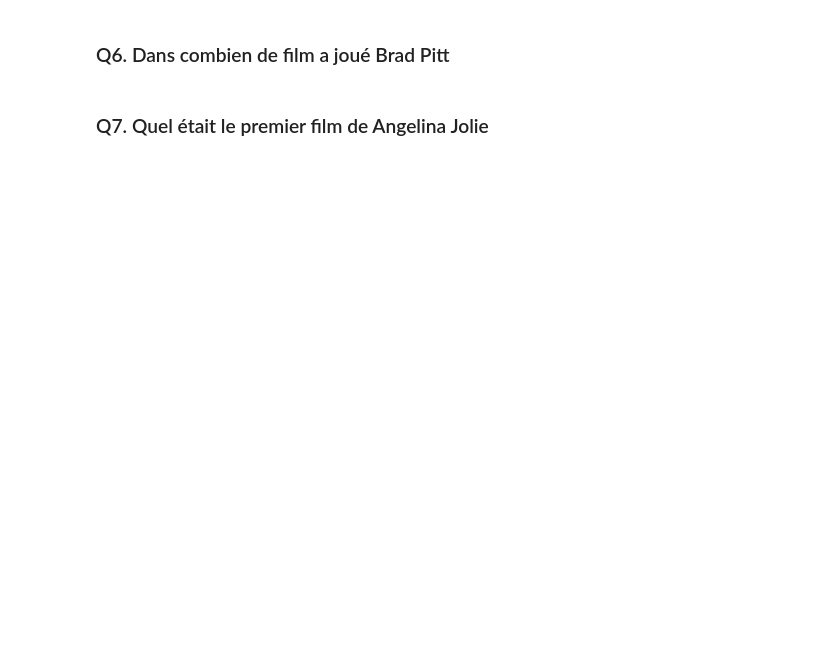
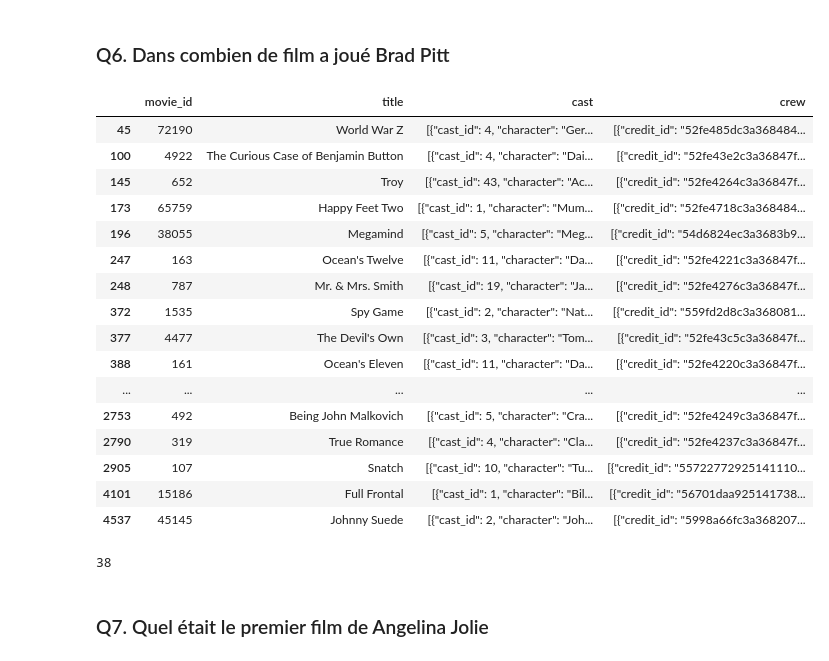
Before and after one commit to Bl3f/amse2019, a Jupyter notebook: day3/The movie database.ipynb, the cells around one changed output. Drawn from its saved outputs; the diff is of its cells as text; code cells hidden in the pictures; blank space fills up the shorter version.

```diff
--- a/day3/The movie database.ipynb
+++ b/day3/The movie database.ipynb
@@ -26,4 +240,28 @@ credits = pd.read_csv('tmdb_5000_credits.csv')
 # %% [markdown]
 ### Q6. Dans combien de film a joué Brad Pitt
+# %%
+credits[credits['cast'].str.contains('Brad Pitt')]
+# %% [output]
+|  | movie_id | title | cast | crew |
+| 45 | 72190 | World War Z | [{"cast_id": 4, "character": "Ger... | [{"credit_id": "52fe485dc3a368484... |
+| 100 | 4922 | The Curious Case of Benjamin Button | [{"cast_id": 4, "character": "Dai... | [{"credit_id": "52fe43e2c3a36847f... |
+| 145 | 652 | Troy | [{"cast_id": 43, "character": "Ac... | [{"credit_id": "52fe4264c3a36847f... |
+| 173 | 65759 | Happy Feet Two | [{"cast_id": 1, "character": "Mum... | [{"credit_id": "52fe4718c3a368484... |
+| 196 | 38055 | Megamind | [{"cast_id": 5, "character": "Meg... | [{"credit_id": "54d6824ec3a3683b9... |
+| 247 | 163 | Ocean's Twelve | [{"cast_id": 11, "character": "Da... | [{"credit_id": "52fe4221c3a36847f... |
+| 248 | 787 | Mr. & Mrs. Smith | [{"cast_id": 19, "character": "Ja... | [{"credit_id": "52fe4276c3a36847f... |
+| 372 | 1535 | Spy Game | [{"cast_id": 2, "character": "Nat... | [{"credit_id": "559fd2d8c3a368081... |
+| 377 | 4477 | The Devil's Own | [{"cast_id": 3, "character": "Tom... | [{"credit_id": "52fe43c5c3a36847f... |
+| 388 | 161 | Ocean's Eleven | [{"cast_id": 11, "character": "Da... | [{"credit_id": "52fe4220c3a36847f... |
+| ... | ... | ... | ... | ... |
+| 2753 | 492 | Being John Malkovich | [{"cast_id": 5, "character": "Cra... | [{"credit_id": "52fe4249c3a36847f... |
+| 2790 | 319 | True Romance | [{"cast_id": 4, "character": "Cla... | [{"credit_id": "52fe4237c3a36847f... |
+| 2905 | 107 | Snatch | [{"cast_id": 10, "character": "Tu... | [{"credit_id": "55722772925141110... |
+| 4101 | 15186 | Full Frontal | [{"cast_id": 1, "character": "Bil... | [{"credit_id": "56701daa925141738... |
+| 4537 | 45145 | Johnny Suede | [{"cast_id": 2, "character": "Joh... | [{"credit_id": "5998a66fc3a368207... |
+# %%
+len(credits[credits['cast'].str.contains('Brad Pitt')])
+# %% [output]
+38
 # %% [markdown]
 ### Q7. Quel était le premier film de Angelina Jolie
```
Also changed, not shown: parts of 33 cells of this notebook.
